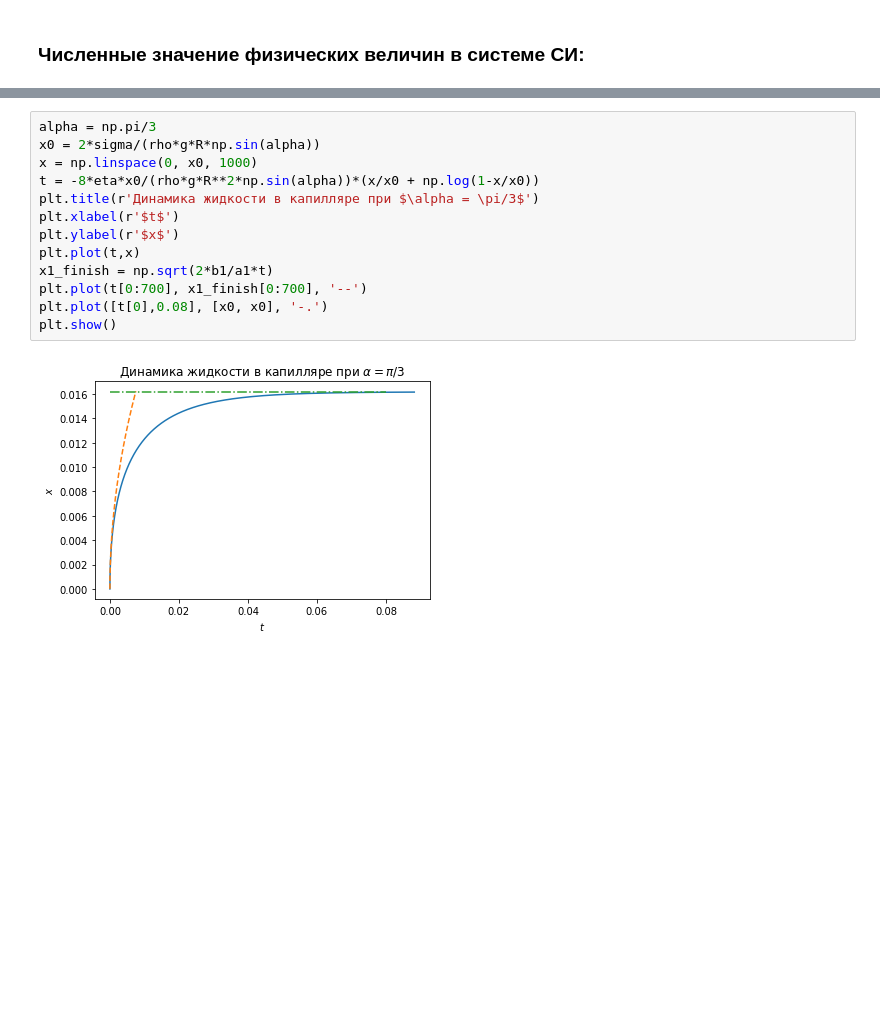
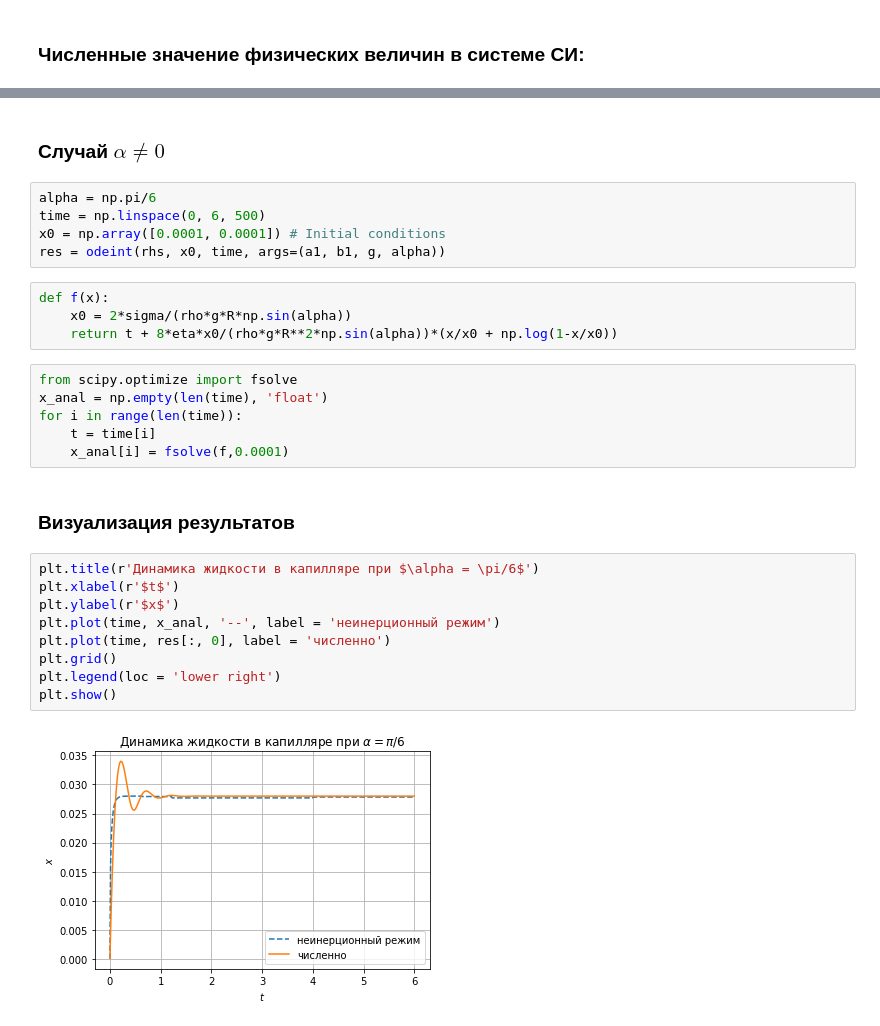
Before and after one commit to konstgav/computational-physics-python, a Jupyter notebook: Capillar-dynamics.ipynb, the cells around one changed output, grey strips where cells are left out. Drawn from its saved outputs; the diff is of its cells as text; blank space fills up the shorter version.

```diff
--- a/Capillar-dynamics.ipynb
+++ b/Capillar-dynamics.ipynb
@@ -108,15 +128,30 @@ plt.show()
+# %% [markdown]
+### Случай $\alpha \ne 0$
+# %%
+alpha = np.pi/6
+time = np.linspace(0, 6, 500)
+x0 = np.array([0.0001, 0.0001]) # Initial conditions
+res = odeint(rhs, x0, time, args=(a1, b1, g, alpha))
 # %%
-alpha = np.pi/3
-x0 = 2*sigma/(rho*g*R*np.sin(alpha))
-x = np.linspace(0, x0, 1000)
-t = -8*eta*x0/(rho*g*R**2*np.sin(alpha))*(x/x0 + np.log(1-x/x0))
-plt.title(r'Динамика жидкости в капилляре при $\alpha = \pi/3$')
-plt.xlabel(r'$t$')
-plt.ylabel(r'$x$')
-plt.plot(t,x)
-x1_finish = np.sqrt(2*b1/a1*t)
-plt.plot(t[0:700], x1_finish[0:700], '--')
-plt.plot([t[0],0.08], [x0, x0], '-.')
-plt.show()
+def f(x):
+    x0 = 2*sigma/(rho*g*R*np.sin(alpha))
+    return t + 8*eta*x0/(rho*g*R**2*np.sin(alpha))*(x/x0 + np.log(1-x/x0))
-# %% [output]
-[figure, removed]
+# %%
+from scipy.optimize import fsolve
+x_anal = np.empty(len(time), 'float')
+for i in range(len(time)):
+    t = time[i]
+    x_anal[i] = fsolve(f,0.0001)
+# %% [markdown]
+### Визуализация результатов
+# %%
+plt.title(r'Динамика жидкости в капилляре при $\alpha = \pi/6$')
+plt.xlabel(r'$t$')
+plt.ylabel(r'$x$')
+plt.plot(time, x_anal, '--', label = 'неинерционный режим')
+plt.plot(time, res[:, 0], label = 'численно')
+plt.grid()
+plt.legend(loc = 'lower right')
+plt.show()
+# %% [output]
+[figure, added]
```
Also changed, not shown: parts of 8 cells of this notebook.
